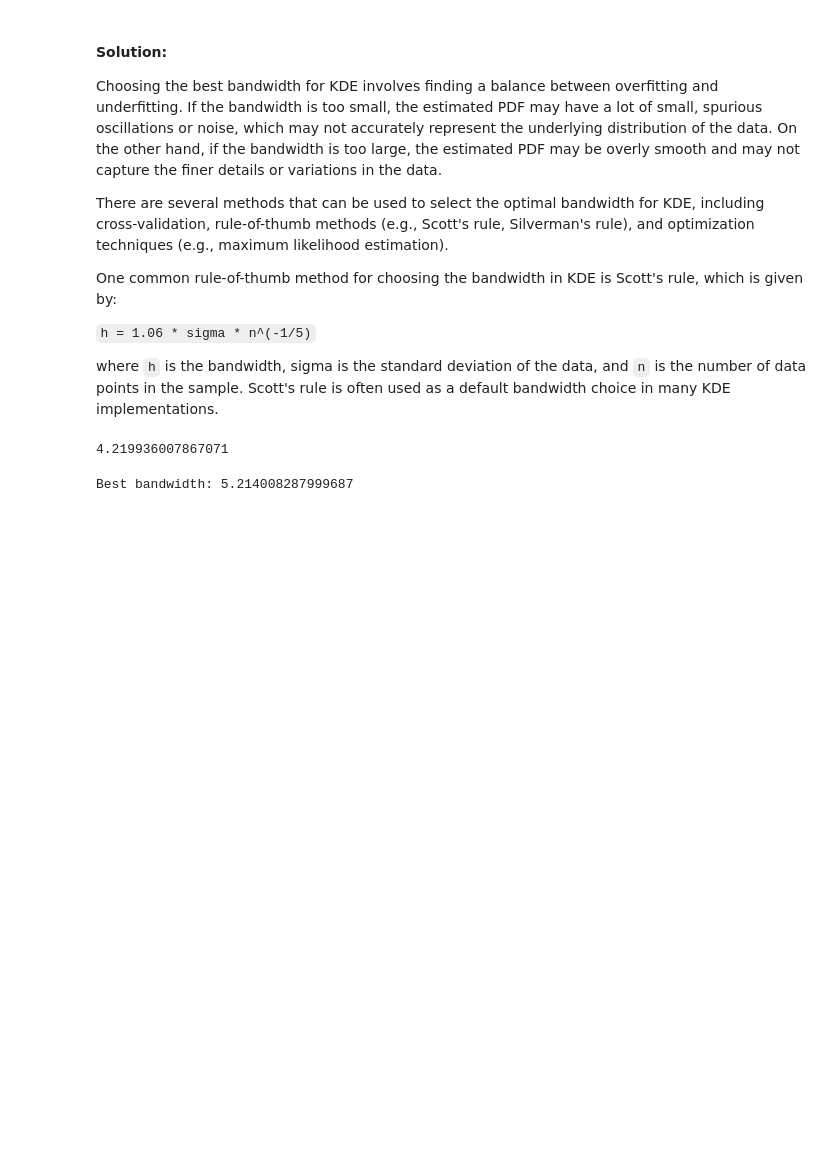
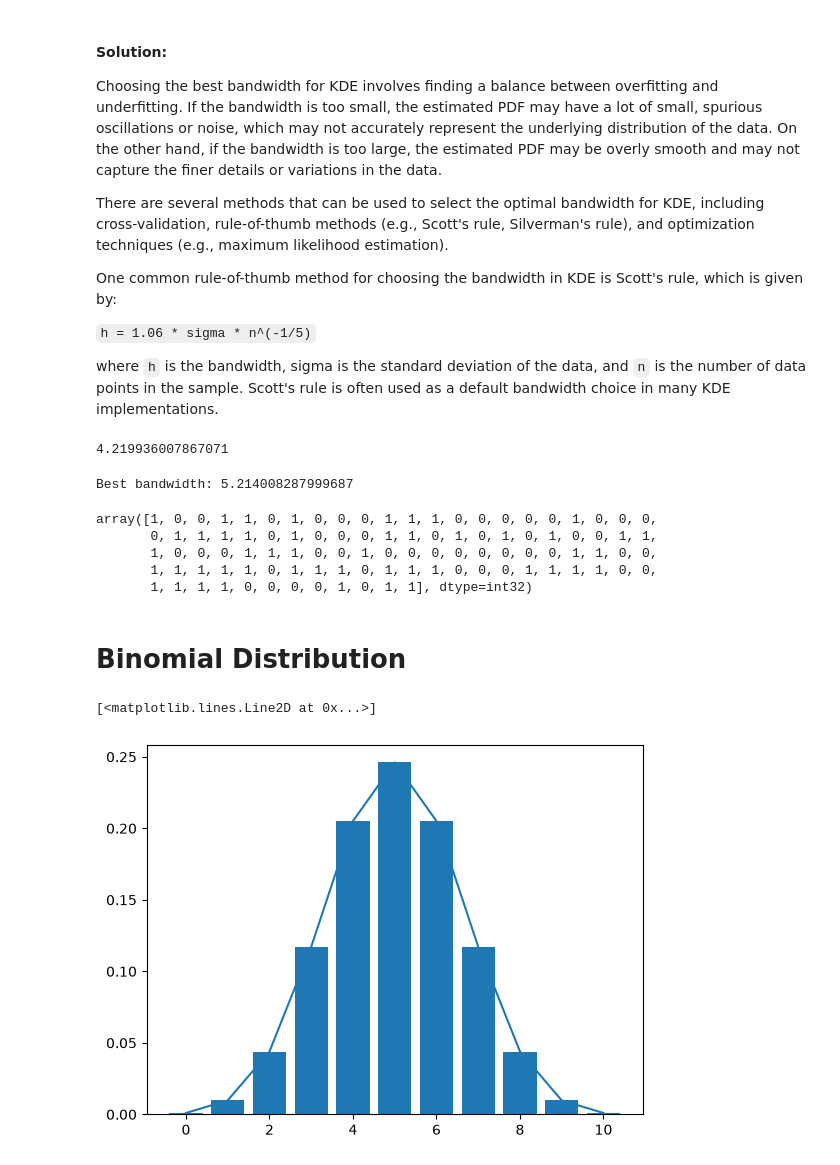
Before and after one commit to wahabali786110/statistics-for-machine-learning, a Jupyter notebook: Practicing_Statistics_Probability.ipynb, the cells around one changed output. Drawn from its saved outputs; the diff is of its cells as text; code cells hidden in the pictures; blank space fills up the shorter version.

Commit message:
Learning types of probability

```diff
--- a/Practicing_Statistics_Probability.ipynb
+++ b/Practicing_Statistics_Probability.ipynb
@@ -336,3 +330,44 @@ best_bandwidth = grid.best_estimator_.bandwidth
 print('Best bandwidth:', best_bandwidth)
 # %% [output]
 Best bandwidth: 5.214008287999687
+# %%
+np.random.randint(0,2,100)
+# %% [output]
+array([1, 0, 0, 1, 1, 0, 1, 0, 0, 0, 1, 1, 1, 0, 0, 0, 0, 0, 1, 0, 0, 0,
+       0, 1, 1, 1, 1, 0, 1, 0, 0, 0, 1, 1, 0, 1, 0, 1, 0, 1, 0, 0, 1, 1,
+       1, 0, 0, 0, 1, 1, 1, 0, 0, 1, 0, 0, 0, 0, 0, 0, 0, 0, 1, 1, 0, 0,
+       1, 1, 1, 1, 1, 0, 1, 1, 1, 0, 1, 1, 1, 0, 0, 0, 1, 1, 1, 1, 0, 0,
+       1, 1, 1, 1, 0, 0, 0, 0, 1, 0, 1, 1], dtype=int32)
+# %% [markdown]
+# Binomial Distribution
+# %%
+import math
+
+def combinations(n, k):
+    return math.factorial(n) / (math.factorial(k) * math.factorial(n - k))
+
+
+def binomial_probability(n, k, p):
+
+    paths = combinations(n, k)
+
+
+    prob_success = p ** k
+    prob_failure = (1 - p) ** (n - k)
+
+
+    total_probability = paths * prob_success * prob_failure
+    return total_probability
+
+
+n_tosses = 10
+k_heads = np.array([0,1,2,3,4,5,6,7,8,9,10])
+p_head = 0.5
+
+probability = np.array([binomial_probability(n_tosses, val, p_head) for val in k_heads])
+
+plt.bar(k_heads,probability)
+plt.plot(k_heads,probability)
+# %% [output]
+[<matplotlib.lines.Line2D at 0x...>]
+[figure, added]
```
Also changed, not shown: parts of 4 cells of this notebook.
